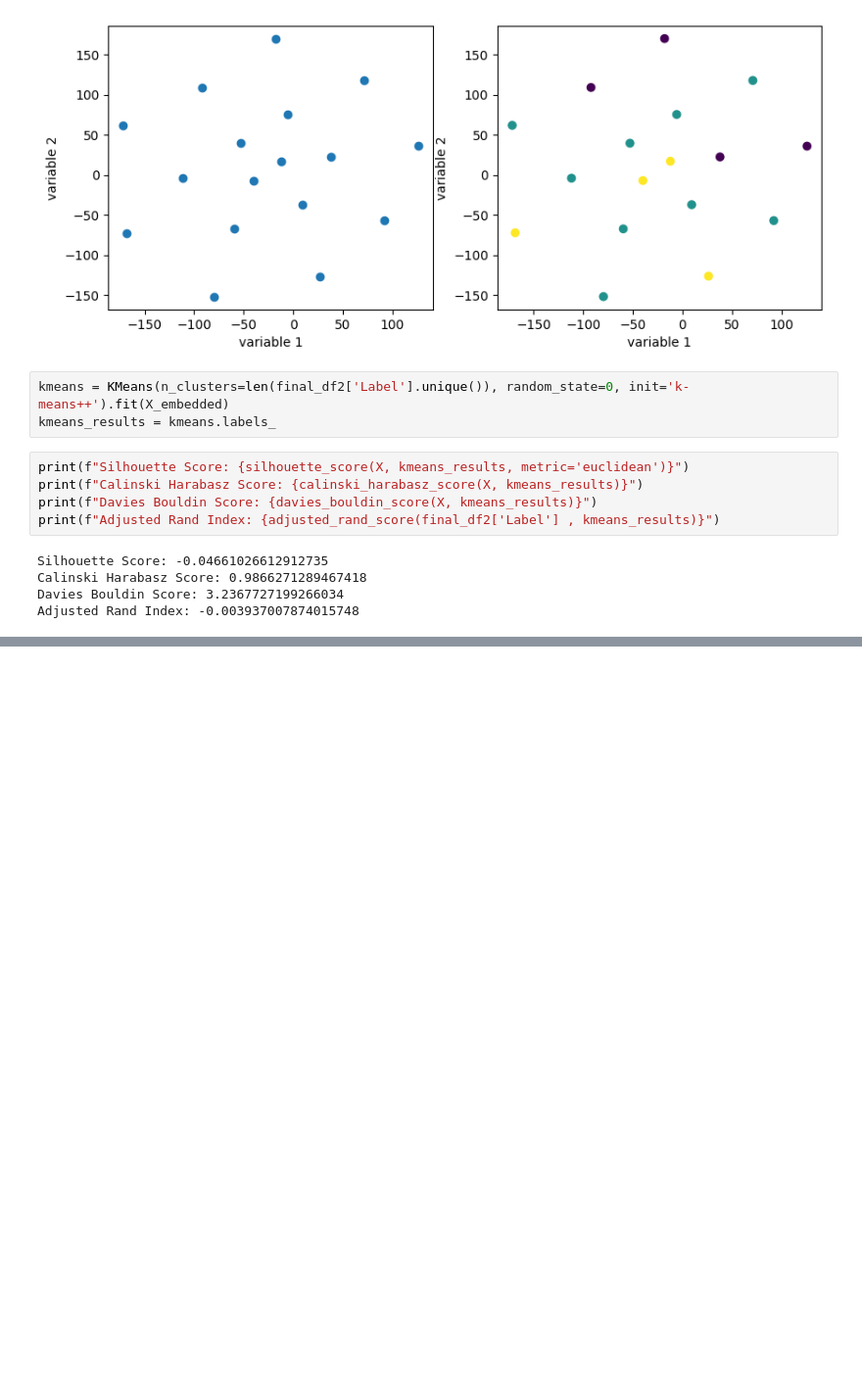
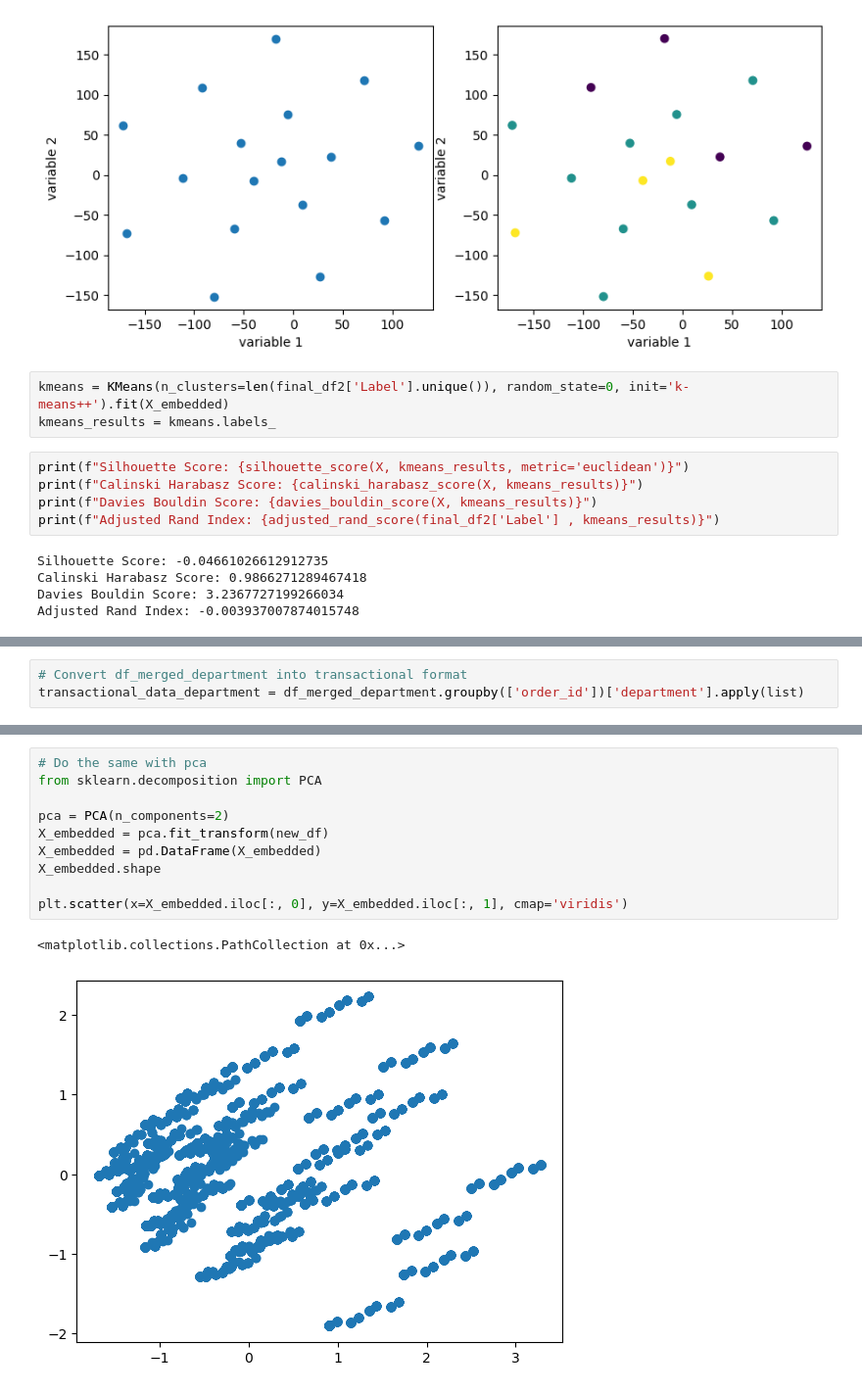
Before and after one commit to supperr-coder/CZ4032-Project2, a Jupyter notebook: Code/Clustering.ipynb, the cells around one changed output, grey strips where cells are left out. Shown at 98% size. Saved outputs shown, nothing was run; the diff lists cells and outputs as text; blank space fills up the shorter version.

```diff
--- a/Code/Clustering.ipynb
+++ b/Code/Clustering.ipynb
@@ -287,0 +476,3 @@ Adjusted Rand Index: -0.003937007874015748
+# %%
+# Convert df_merged_department into transactional format
+transactional_data_department = df_merged_department.groupby(['order_id'])['department'].apply(list)
@@ -287,0 +636,13 @@ Adjusted Rand Index: -0.003937007874015748
+# %%
+# Do the same with pca
+from sklearn.decomposition import PCA
+
+pca = PCA(n_components=2)
+X_embedded = pca.fit_transform(new_df)
+X_embedded = pd.DataFrame(X_embedded)
+X_embedded.shape
+
+plt.scatter(x=X_embedded.iloc[:, 0], y=X_embedded.iloc[:, 1], cmap='viridis')
+# %% [output]
+<matplotlib.collections.PathCollection at 0x...>
+[figure, added]
```
Also changed, not shown: parts of 66 cells of this notebook, 15 other files.
